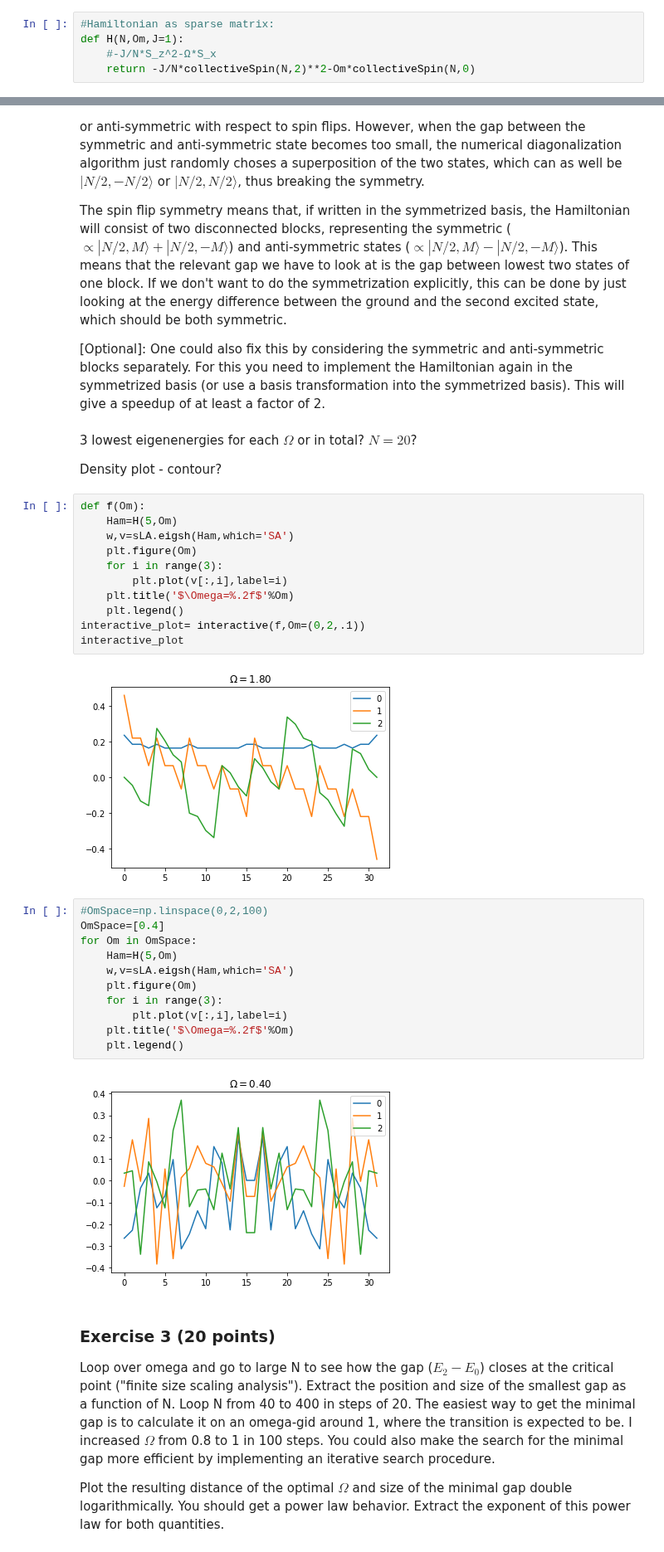
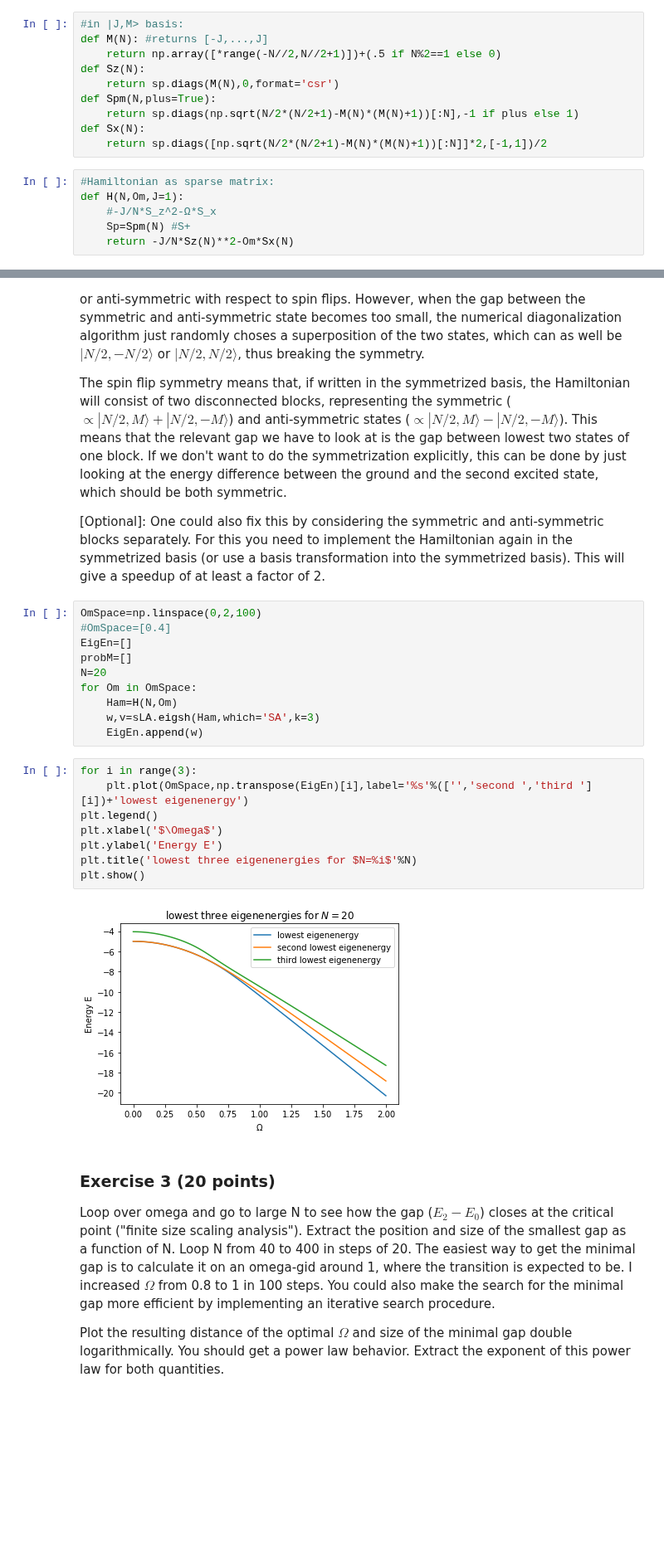
Before and after one commit to ml4cdeca/ComputationalQuantumDynamics, a Jupyter notebook: blatt4/exercise4.ipynb, the cells around one changed output, grey strips where cells are left out. Shown at 83% size. Drawn from its saved outputs; the diff is of its cells as text; blank space fills up the shorter version.

Commit message:
in |J,M> basis

```diff
--- a/blatt4/exercise4.ipynb
+++ b/blatt4/exercise4.ipynb
@@ -59,5 +64,16 @@ def collectiveSpin(N,a):
+# %%
+#in |J,M> basis:
+def M(N): #returns [-J,...,J]
+    return np.array([*range(-N//2,N//2+1)])+(.5 if N%2==1 else 0)
+def Sz(N):
+    return sp.diags(M(N),0,format='csr')
+def Spm(N,plus=True):
+    return sp.diags(np.sqrt(N/2*(N/2+1)-M(N)*(M(N)+1))[:N],-1 if plus else 1)
+def Sx(N):
+    return sp.diags([np.sqrt(N/2*(N/2+1)-M(N)*(M(N)+1))[:N]]*2,[-1,1])/2
 # %%
 #Hamiltonian as sparse matrix:
 def H(N,Om,J=1):
     #-J/N*S_z^2-Ω*S_x
-    return -J/N*collectiveSpin(N,2)**2-Om*collectiveSpin(N,0)
+    Sp=Spm(N) #S+
+    return -J/N*Sz(N)**2-Om*Sx(N)
@@ -73,36 +85,26 @@ Loop over $\Omega$ (from 0 to 2 in small steps) and record the lowest 3 eigenene
 The spin flip symmetry means that, if written in the symmetrized basis, the Hamiltonian will consist of two disconnected blocks, representing the symmetric ($\propto |N/2,M\rangle + |N/2,-M\rangle$) and anti-symmetric states ($\propto |N/2,M\rangle - |N/2,-M\rangle$). This means that the relevant gap we have to look at is the gap between lowest two states of one block. If we don't want to do the symmetrization explicitly, this can be done by just looking at the energy difference between the ground and the second excited state, which should be both symmetric.
 
 [Optional]: One could also fix this by considering the symmetric and anti-symmetric blocks separately. For this you need to implement the Hamiltonian again in the symmetrized basis (or use a basis transformation into the symmetrized basis). This will give a speedup of at least a factor of 2.
-# %% [markdown]
-3 lowest eigenenergies for each $\Omega$ or in total? $N=20$?
-
-Density plot - contour?
-# %%
-def f(Om):
-    Ham=H(5,Om)
-    w,v=sLA.eigsh(Ham,which='SA')
-    plt.figure(Om)
-    for i in range(3):
-        plt.plot(v[:,i],label=i)
-    plt.title('$\Omega=%.2f$'%Om)
-    plt.legend()
-interactive_plot= interactive(f,Om=(0,2,.1))
-interactive_plot
-# %% [output]
-[figure, removed]
 # %%
-#OmSpace=np.linspace(0,2,100)
-OmSpace=[0.4]
+OmSpace=np.linspace(0,2,100)
+#OmSpace=[0.4]
+EigEn=[]
+probM=[]
+N=20
 for Om in OmSpace:
-    Ham=H(5,Om)
-    w,v=sLA.eigsh(Ham,which='SA')
-    plt.figure(Om)
-    for i in range(3):
-        plt.plot(v[:,i],label=i)
-    plt.title('$\Omega=%.2f$'%Om)
-    plt.legend()
+    Ham=H(N,Om)
+    w,v=sLA.eigsh(Ham,which='SA',k=3)
+    EigEn.append(w)
-# %% [output]
-[figure, removed]
+# %%
+for i in range(3):
+    plt.plot(OmSpace,np.transpose(EigEn)[i],label='%s'%(['','second ','third '][i])+'lowest eigenenergy')
+plt.legend()
+plt.xlabel('$\Omega$')
+plt.ylabel('Energy E')
+plt.title('lowest three eigenenergies for $N=%i$'%N)
+plt.show()
+# %% [output]
+[figure, added]
 # %% [markdown]
 ### Exercise 3 (20 points)
 
```
Also changed, not shown: parts of 2 cells of this notebook.
